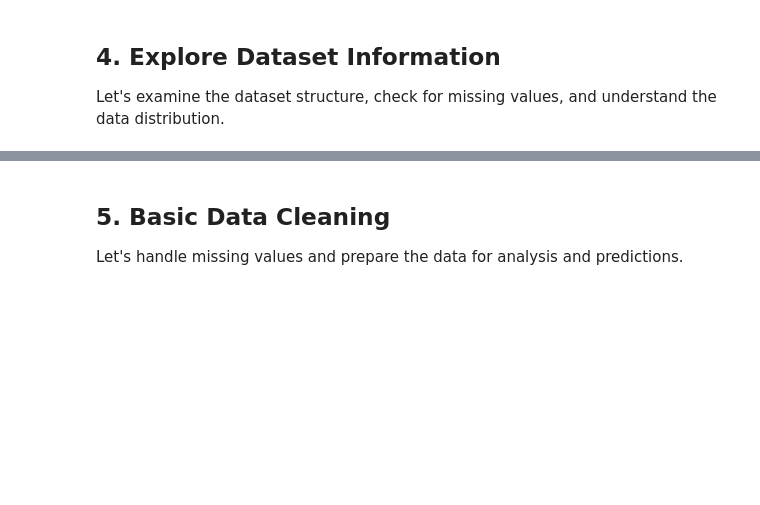
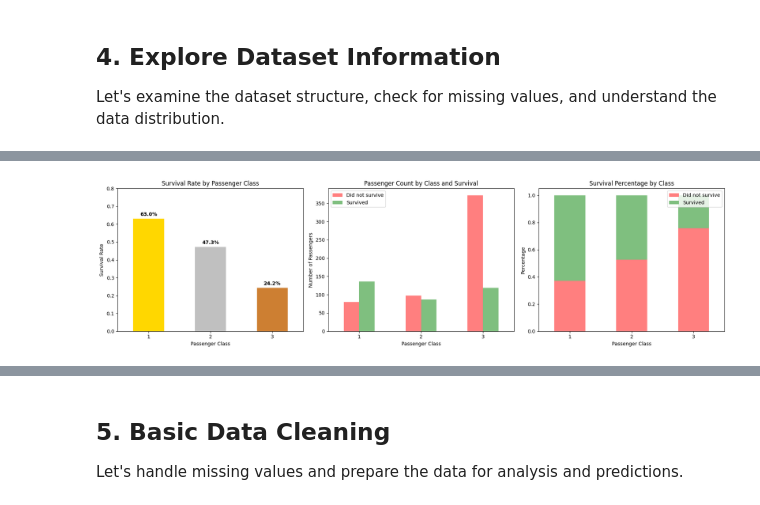
Before and after one commit to AdithyaSean/titanic, a Jupyter notebook: titanic_analysis.ipynb, the cells around one changed output, grey strips where cells are left out. Drawn from its saved outputs; the diff is of its cells as text; code cells hidden in the pictures; blank space fills up the shorter version.

```diff
--- a/titanic_analysis.ipynb
+++ b/titanic_analysis.ipynb
@@ -872,0 +784,87 @@ print(survival_by_class)
+# %%
+# Analyze correlation between passenger class and survival
+print("=== PASSENGER CLASS AND SURVIVAL CORRELATION ===")
+print("="*60)
+
+# Calculate survival rates by passenger class
+class_survival = train_df.groupby('Pclass')['Survived'].agg(['count', 'sum', 'mean'])
+class_survival['survival_rate_pct'] = class_survival['mean'] * 100
+
+print("Survival Statistics by Passenger Class:")
+print(class_survival)
+
+# Calculate correlation coefficient
+correlation = train_df['Pclass'].corr(train_df['Survived'])
+print(f"\nPearson Correlation Coefficient: {correlation:.4f}")
+print("(Negative correlation indicates lower class numbers have higher survival rates)")
+
+# Create visualization
+fig, axes = plt.subplots(1, 3, figsize=(18, 5))
+
+# 1. Survival rate by class (bar chart)
+class_survival['mean'].plot(kind='bar', ax=axes[0], color=['gold', 'silver', '#CD7F32'])
+axes[0].set_title('Survival Rate by Passenger Class')
+axes[0].set_xlabel('Passenger Class')
+axes[0].set_ylabel('Survival Rate')
+axes[0].tick_params(axis='x', rotation=0)
+axes[0].set_ylim(0, 0.8)
+
+# Add percentage labels on bars
+for i, v in enumerate(class_survival['mean']):
+    axes[0].text(i, v + 0.01, f'{v:.1%}', ha='center', va='bottom', fontweight='bold')
+
+# 2. Count of survivors vs non-survivors by class
+survival_counts = train_df.groupby(['Pclass', 'Survived']).size().unstack()
+survival_counts.plot(kind='bar', ax=axes[1], color=['#ff7f7f', '#7fbf7f'])
+axes[1].set_title('Passenger Count by Class and Survival')
+axes[1].set_xlabel('Passenger Class')
+axes[1].set_ylabel('Number of Passengers')
+axes[1].legend(['Did not survive', 'Survived'])
+axes[1].tick_params(axis='x', rotation=0)
+
+# 3. Stacked percentage chart
+survival_pct = train_df.groupby(['Pclass', 'Survived']).size().unstack()
+survival_pct_norm = survival_pct.div(survival_pct.sum(axis=1), axis=0)
+survival_pct_norm.plot(kind='bar', stacked=True, ax=axes[2], color=['#ff7f7f', '#7fbf7f'])
+axes[2].set_title('Survival Percentage by Class')
+axes[2].set_xlabel('Passenger Class')
+axes[2].set_ylabel('Percentage')
+axes[2].legend(['Did not survive', 'Survived'])
+axes[2].tick_params(axis='x', rotation=0)
+
+plt.tight_layout()
+plt.show()
+
+# Statistical analysis
+print(f"\n=== DETAILED ANALYSIS ===")
+print(f"1st Class Passengers:")
+print(f"  - Total: {class_survival.loc[1, 'count']} passengers")
+print(f"  - Survived: {class_survival.loc[1, 'sum']} passengers")
+print(f"  - Survival Rate: {class_survival.loc[1, 'survival_rate_pct']:.1f}%")
+
+print(f"\n2nd Class Passengers:")
+print(f"  - Total: {class_survival.loc[2, 'count']} passengers")
+print(f"  - Survived: {class_survival.loc[2, 'sum']} passengers")
+print(f"  - Survival Rate: {class_survival.loc[2, 'survival_rate_pct']:.1f}%")
+
+print(f"\n3rd Class Passengers:")
+print(f"  - Total: {class_survival.loc[3, 'count']} passengers")
+print(f"  - Survived: {class_survival.loc[3, 'sum']} passengers")
+print(f"  - Survival Rate: {class_survival.loc[3, 'survival_rate_pct']:.1f}%")
+
+# Calculate odds ratios
+print(f"\n=== RELATIVE SURVIVAL ODDS ===")
+first_class_odds = class_survival.loc[1, 'mean'] / (1 - class_survival.loc[1, 'mean'])
+second_class_odds = class_survival.loc[2, 'mean'] / (1 - class_survival.loc[2, 'mean'])
+third_class_odds = class_survival.loc[3, 'mean'] / (1 - class_survival.loc[3, 'mean'])
+
+print(f"1st Class vs 3rd Class: {first_class_odds/third_class_odds:.2f}x better survival odds")
+print(f"2nd Class vs 3rd Class: {second_class_odds/third_class_odds:.2f}x better survival odds")
+print(f"1st Class vs 2nd Class: {first_class_odds/second_class_odds:.2f}x better survival odds")
+
+print(f"\n=== KEY INSIGHTS ===")
+print(f"✓ Strong negative correlation ({correlation:.4f}) between class and survival")
+print(f"✓ Higher class (lower number) = Higher survival rate")
+print(f"✓ 1st class had {class_survival.loc[1, 'survival_rate_pct']:.1f}% survival vs {class_survival.loc[3, 'survival_rate_pct']:.1f}% for 3rd class")
+print(f"✓ Class was a major factor in determining who lived or died")
+# %% [output]
@@ -872,0 +882 @@ print(survival_by_class)
+[figure, added]
```
Also changed, not shown: parts of 9 cells of this notebook.
